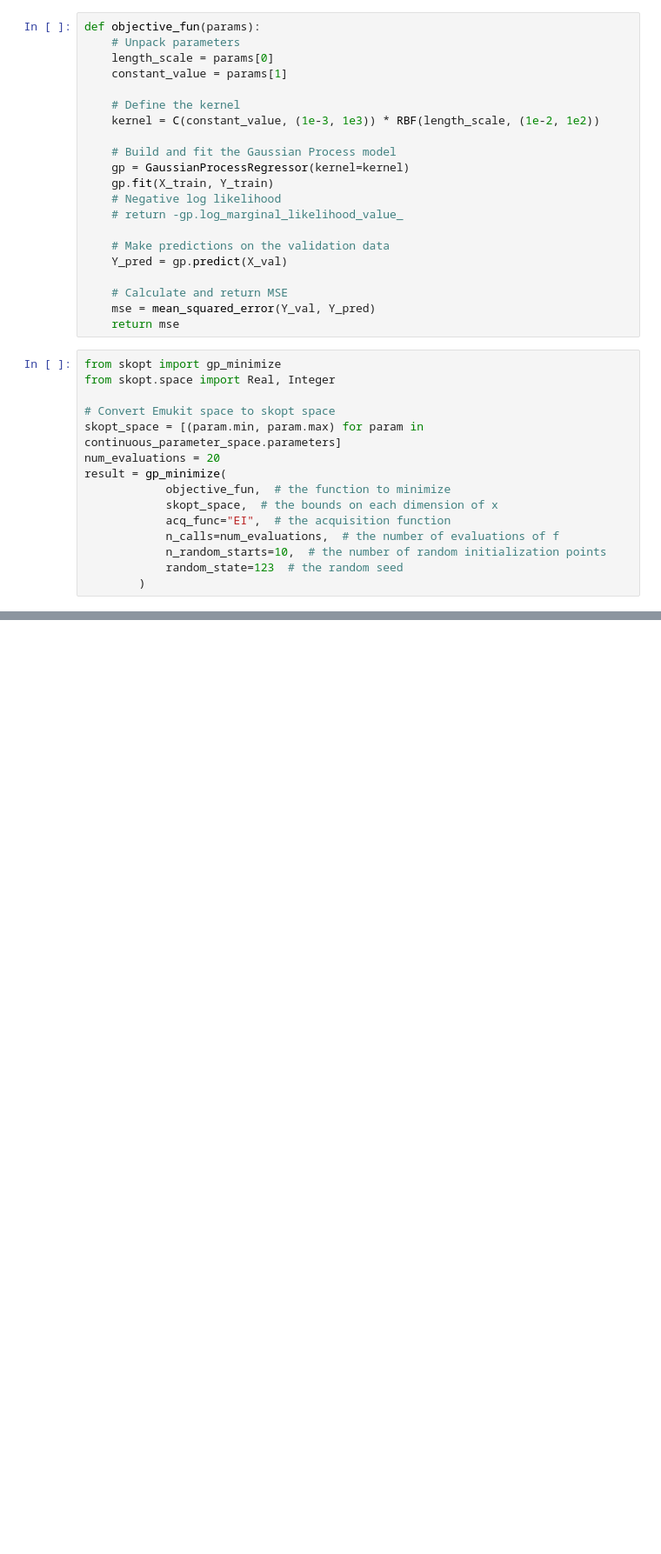
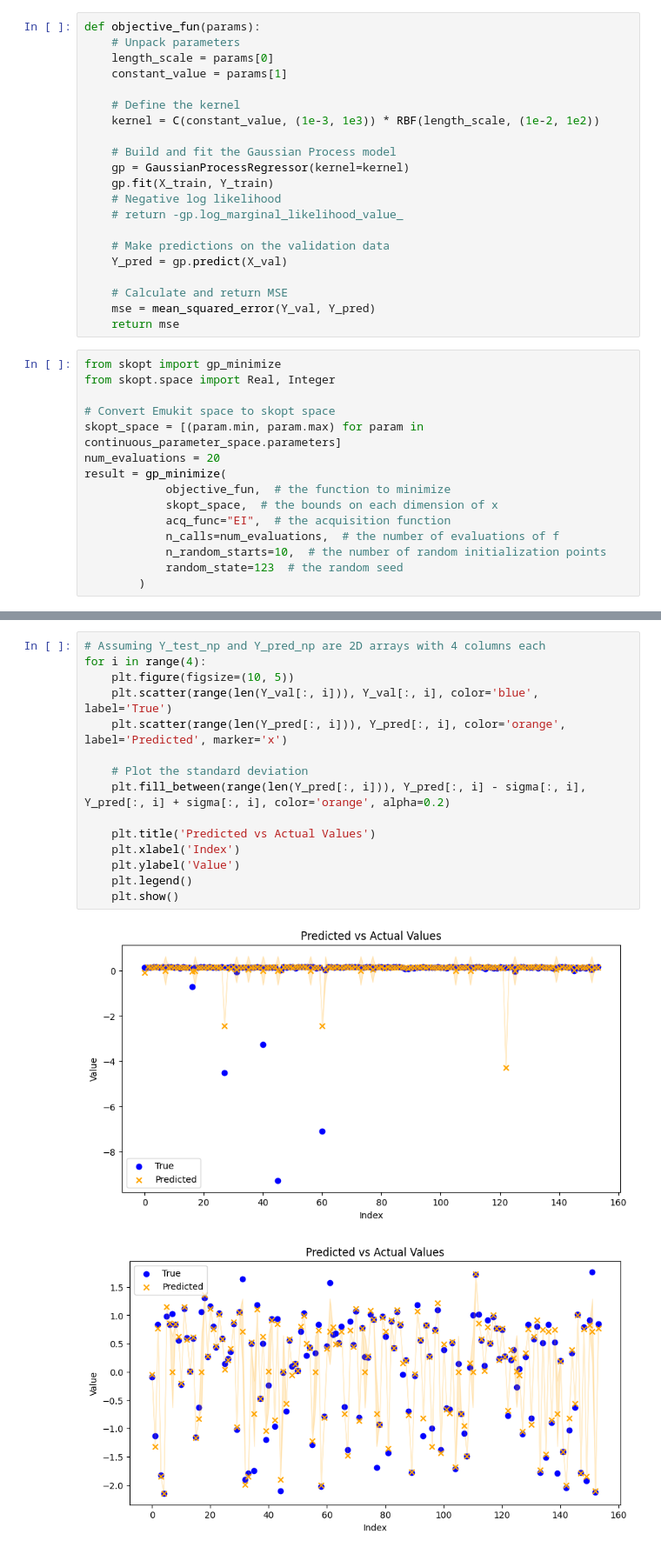
Before and after one commit to pedro15sousa/ABM-emulation, a Jupyter notebook: gp_emulator.ipynb, the cells around one changed output, grey strips where cells are left out. Shown at 87% size. Saved outputs shown, nothing was run; the diff lists cells and outputs as text; blank space fills up the shorter version.

```diff
--- a/gp_emulator.ipynb
+++ b/gp_emulator.ipynb
@@ -226,0 +245,18 @@ MAE: 3.0524513651533765, MSE: 27.451841778063997, R^2: -5.239703808359651
+# %%
+# Assuming Y_test_np and Y_pred_np are 2D arrays with 4 columns each
+for i in range(4):
+    plt.figure(figsize=(10, 5))
+    plt.scatter(range(len(Y_val[:, i])), Y_val[:, i], color='blue', label='True')
+    plt.scatter(range(len(Y_pred[:, i])), Y_pred[:, i], color='orange', label='Predicted', marker='x')
+
+    # Plot the standard deviation
+    plt.fill_between(range(len(Y_pred[:, i])), Y_pred[:, i] - sigma[:, i], Y_pred[:, i] + sigma[:, i], color='orange', alpha=0.2)
+
+    plt.title('Predicted vs Actual Values')
+    plt.xlabel('Index')
+    plt.ylabel('Value')
+    plt.legend()
+    plt.show()
+# %% [output]
+[figure, added]
+[figure, added]
```
Also changed, not shown: parts of 14 cells of this notebook, 2 other files.
